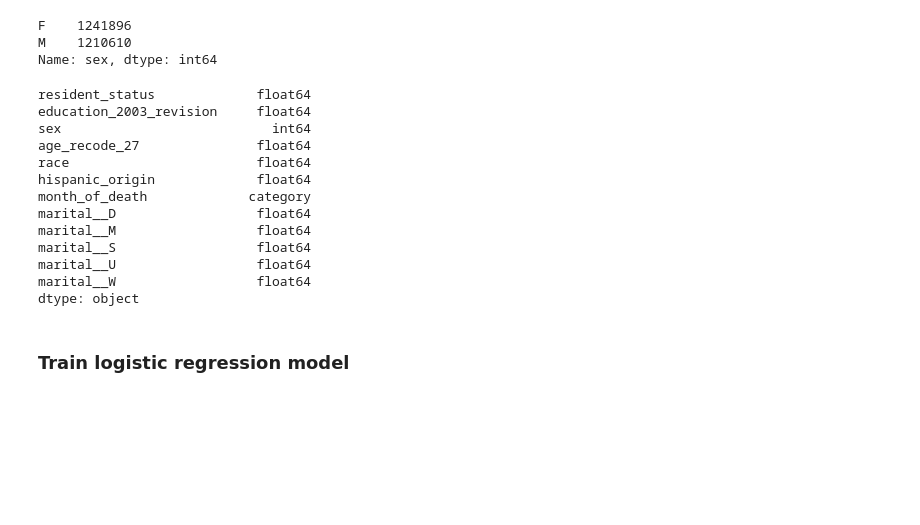
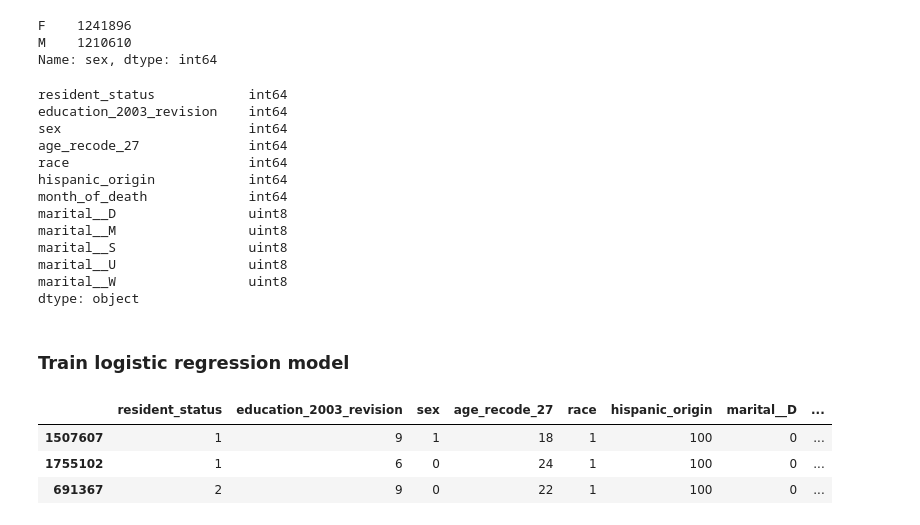
Before and after one commit to jloesch30/bds_final_project, a Jupyter notebook: notebooks/model_building.ipynb, the cells around one changed output. Drawn from its saved outputs; the diff is of its cells as text; code cells hidden in the pictures; blank space fills up the shorter version.

Commit message:
model testing

```diff
--- a/notebooks/model_building.ipynb
+++ b/notebooks/model_building.ipynb
@@ -99,7 +99,7 @@ data_2005_revised = data_2005_revised[['resident_status', 'education_2003_revisi
 # %%
 # Changing the label to categorical to work with logistic regression
 
-data_2005_revised = data_2005_revised.astype({'month_of_death': 'category', 'education_2003_revision': 'int64'})
+data_2005_revised = data_2005_revised.astype({'education_2003_revision': 'int64'})
 # %%
 data_2005_revised.dtypes
 # %% [output]
@@ -114,4 +114,4 @@ month_of_death             category
 dtype: object
 # %%
 # one hot encode marital stautus
-marital_dummies = pd.get_dummies(data_2005_revised.marital_status, prefix='marital_')
+data_2005_revised_one_hot = pd.get_dummies(data_2005_revised, prefix='marital_', columns=['marital_status'])
@@ -142,24 +139,37 @@ F    1241896
 M    1210610
 Name: sex, dtype: int64
 # %%
-data_2005_revised['sex'] = data_2005_revised['sex'].map(lambda x : 1 if x == 'M' else 0)
+data_2005_revised_one_hot['sex'] = data_2005_revised_one_hot['sex'].map(lambda x : 1 if x == 'M' else 0)
 # %%
-data_2005_revised.dtypes
+data_2005_revised_one_hot.dtypes
 # %% [output]
-resident_status             float64
-education_2003_revision     float64
-sex                           int64
-age_recode_27               float64
-race                        float64
-hispanic_origin             float64
-month_of_death             category
-marital__D                  float64
-marital__M                  float64
-marital__S                  float64
-marital__U                  float64
-marital__W                  float64
+resident_status            int64
+education_2003_revision    int64
+sex                        int64
+age_recode_27              int64
+race                       int64
+hispanic_origin            int64
+month_of_death             int64
+marital__D                 uint8
+marital__M                 uint8
+marital__S                 uint8
+marital__U                 uint8
+marital__W                 uint8
 dtype: object
 # %% [markdown]
 ### Train logistic regression model
 # %%
-#TODO
+X = data_2005_revised_one_hot[['resident_status', 'education_2003_revision', 'sex', 'age_recode_27', 'race', 'hispanic_origin', 'marital__D',
+                      'marital__M', 'marital__S', 'marital__U', 'marital__W']]
+y = data_2005_revised_one_hot['month_of_death']
+
+from sklearn.model_selection import train_test_split
+
+X_train, X_test, y_train, y_test = train_test_split(X, y, test_size=0.33, random_state=42)
+# %%
+X_train.head(3)
+# %% [output]
+|  | resident_status | education_2003_revision | sex | age_recode_27 | race | hispanic_origin | marital__D | ... |
+| 1507607 | 1 | 9 | 1 | 18 | 1 | 100 | 0 | ... |
+| 1755102 | 1 | 6 | 0 | 24 | 1 | 100 | 0 | ... |
+| 691367 | 2 | 9 | 0 | 22 | 1 | 100 | 0 | ... |
```
Also changed, not shown: parts of 15 cells of this notebook, 5 other files.
